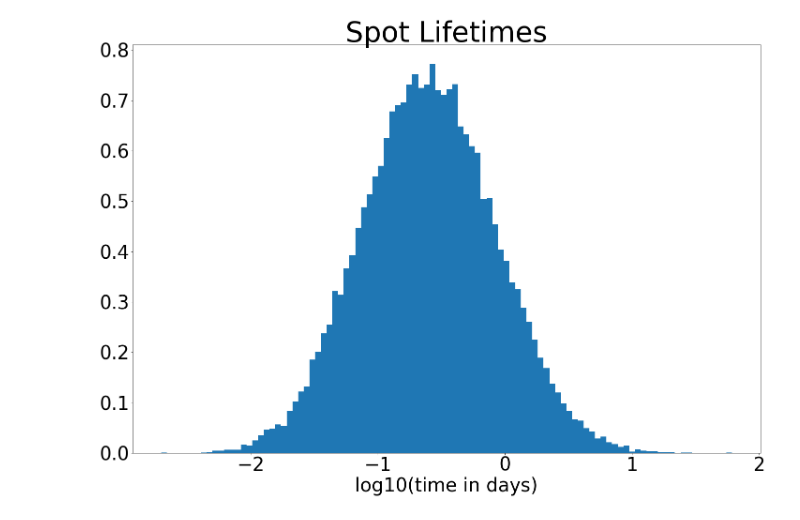
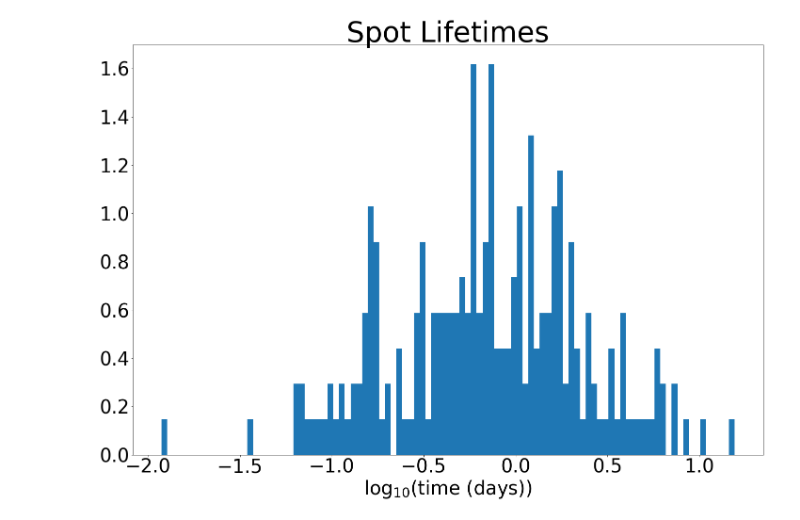
Before and after one commit to christiangil/GP-Research, a Jupyter notebook: python/3D_starspots.ipynb, the cells around one changed output. Saved outputs shown, nothing was run; the diff lists cells and outputs as text; code cells hidden in the pictures.

```diff
--- a/python/3D_starspots.ipynb
+++ b/python/3D_starspots.ipynb
@@ -155,7 +157,7 @@ plt.close('all')
 # variable spots
 
 # whether or not to animate (prevents accidents)
-animate = True
+animate = False
 
 # how detailed the sphere should be
 fine = 200
@@ -169,13 +171,13 @@ lat, lon = np.meshgrid(lat, lon)
 fcolors = np.zeros((fine, fine))
 test = lon_lat_2_cart(lon, lat)
 
-obs_n_days=10000
+obs_n_days = PROT * 2  # create spots for 2 equatorial rotation periods
 
 time_samps = 120
-spot_dens_mult = 1
-spot_len_mult = 2
-spot_rad_mult = 4
-star_rot_mult = 1
+spot_dens_mult = 1  # multiplies the realistic amount of spots being generated
+spot_len_mult = 2  # multiplies the lifetime of spots in plots
+spot_rad_mult = 4  # multiplies the radius of the spots in the plots
+star_rot_mult = 1  # modifies how fast the spots rotate
 
 # get_spots() Spot Parameters - except N_spots, all variables are either arrays of
 # size N_spots or None (None indicates randomly generates values).
@@ -187,7 +189,7 @@ spot_Amp, spot_Types = sf.spot_amplitudes(N_spots)      # spot max amplitudes (u
 spot_gf = [0.1]*N_spots  # [0.33]*N_spots   # Ratio of growth/(growth + decay) of spot. 0-1 range # from Howard 1992, referenced in Borgniet 2015
 spot_len = sf.spot_lifetime(spot_Amp, spot_Types, spot_gf)        # lifetime (length) of spot (units of years)
 spot_func = 'parabolic'
-print(N_spots)
+print("Amount of spots generated is approximately: " + str(N_spots))
 
 PSI_time = np.linspace(0, obs_n_days, num=time_samps)
 PSI = sf.time_to_phase(PROT, PSI_time, time_unit='day')
@@ -219,12 +209,14 @@ for i in range(N_spots):
 # %%
+# plot the spot lifetime distribution if you want
+
 init_plot(plot_size=1, wide=1.5)
 # plt.hist(np.log10(sf.spot_lifetime(spot_Amp, spot_Types, spot_gf) * 365.25), bins=100, density=True, log=True)
 plt.title("Spot Lifetimes", fontsize=60)
-plt.hist(np.log10(sf.spot_lifetime(spot_Amp, spot_Types, spot_gf) * 365.25), bins=100, density=True)
-plt.xlabel("log10(time in days)")
+plt.hist(np.log10(spot_len * 365.25), bins=100, density=True)
+plt.xlabel(r"$\log{}_{10}$(time (days))")
 finish_plot(fig_name="spot_lifetimes.png")
 # %% [output]
-[figure, old version]
+[figure, new version]
 # %%
 if not animate:
 
```
Also changed, not shown: parts of 3 cells of this notebook, 16 other files.
